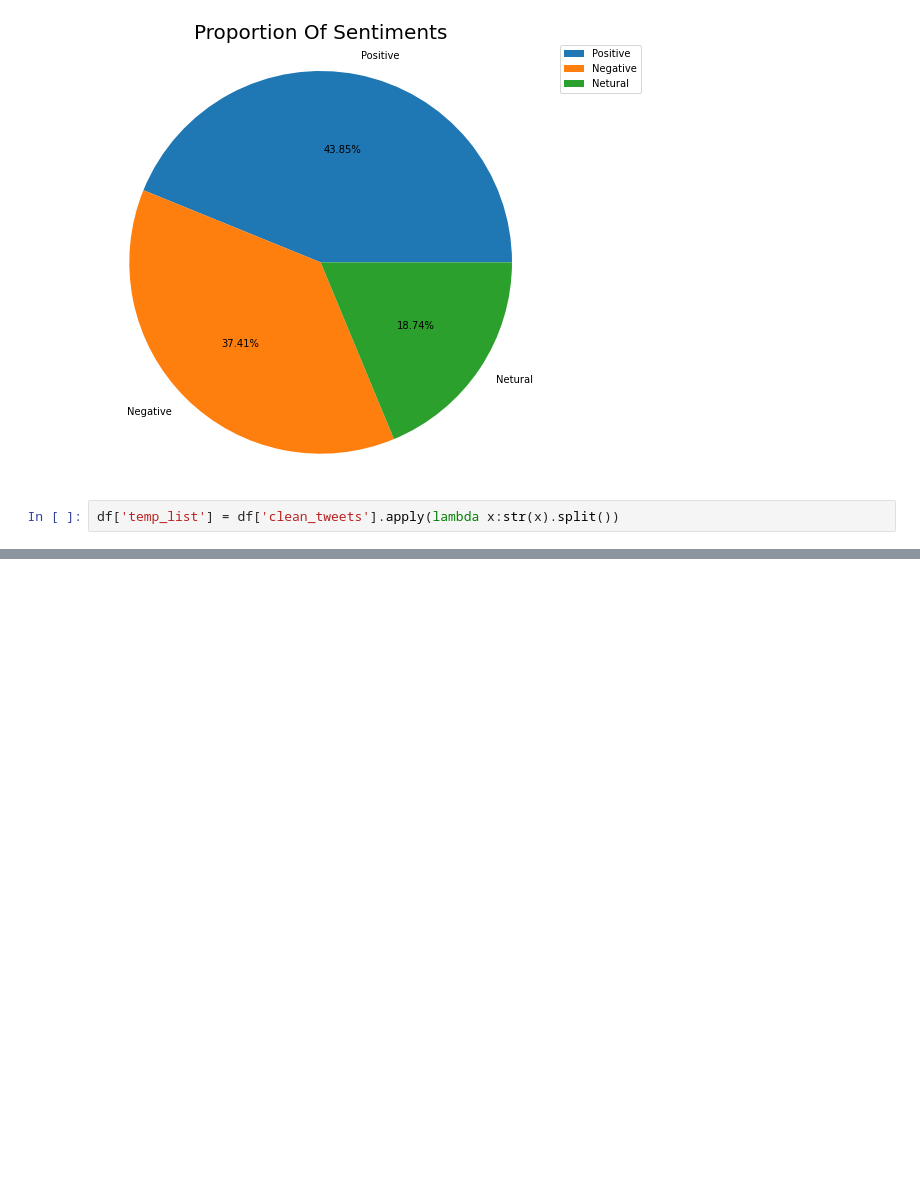
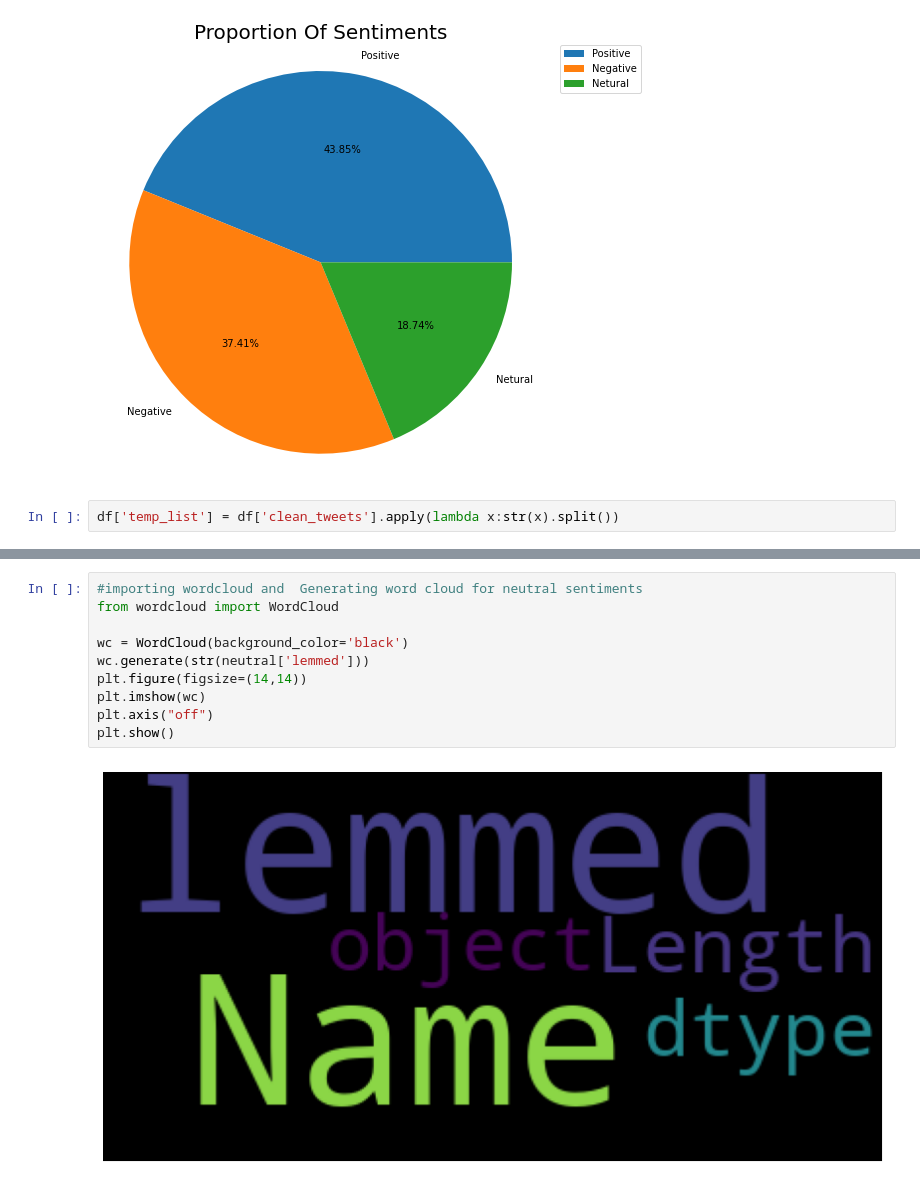
Before and after one commit to AnkitWalde/Coronavirus-Tweet-Sentiment-Analysis, a Jupyter notebook: Coronavirus_Tweet_Sentiment_Analysis_Capstone_Project.ipynb, the cells around one changed output, grey strips where cells are left out. Drawn from its saved outputs; the diff is of its cells as text; blank space fills up the shorter version.

```diff
--- a/Coronavirus_Tweet_Sentiment_Analysis_Capstone_Project.ipynb
+++ b/Coronavirus_Tweet_Sentiment_Analysis_Capstone_Project.ipynb
@@ -316,0 +341,12 @@ temp.style.background_gradient(cmap='Purples')
+# %%
+#importing wordcloud and  Generating word cloud for neutral sentiments
+from wordcloud import WordCloud
+
+wc = WordCloud(background_color='black')
+wc.generate(str(neutral['lemmed']))
+plt.figure(figsize=(14,14))
+plt.imshow(wc)
+plt.axis("off")
+plt.show()
+# %% [output]
+[figure, added]
```
Also changed, not shown: parts of 13 cells of this notebook.
